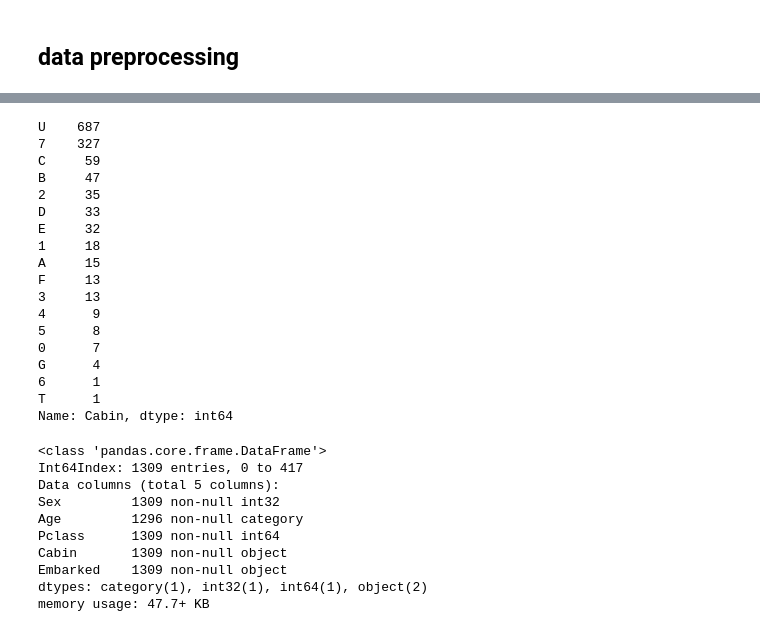
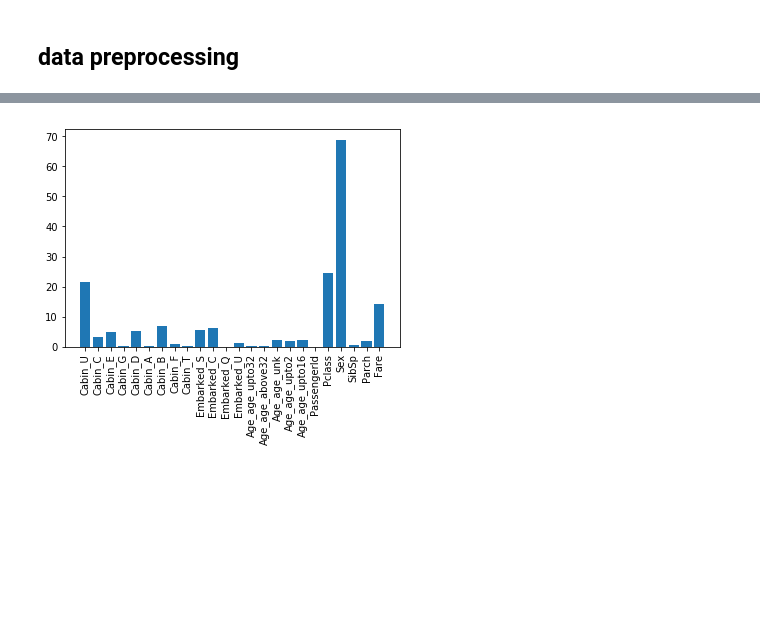
Before and after one commit to t1slowik/kaggle-titanic, a Jupyter notebook: titanic.ipynb, the cells around one changed output, grey strips where cells are left out. Cells and saved outputs as stored; diff of their text form; code cells hidden in the pictures; blank space fills up the shorter version.

```diff
--- a/titanic.ipynb
+++ b/titanic.ipynb
@@ -69,8 +80,8 @@ def preprocess_data(source_df):
     df=source_df.copy()
     # Age to bins, NaN to separate bin
     df.Age.fillna(-1, inplace=True)
-    age_bins=(-10,0,1,2,4,8,16,32,64,500)
-    age_labels=('age_unk','age_upto1','age_upto2','age_upto4','age_upto8','age_upto16','age_upto32','age_upto64','age_above64')
+    age_bins=(-10,0,2,16,32,500)
+    age_labels=('age_unk','age_upto2', 'age_upto16','age_upto32','age_above32')
     df.Age=pd.cut(df.Age, age_bins, labels=age_labels)
     #cabin - keep first letter
     df.Cabin.fillna('Unknown', inplace=True)
@@ -140,23 +106,21 @@ dtype: int64
 # %%
 def encode(df1, df2):
-    '''df1, df2 - train and test datasets'''
-    cat_features =['Sex','Pclass','Cabin','Embarked','Age']
-    onehot_features=['Cabin','Embarked']
+    '''df1, df2 - train and test dataframes
+    return - modified df1, df2'''
 
-    features=onehot_features+cat_features
-    df_combined = pd.concat([df1[features],df2[features]])
-    #oh_encoder = preprocessing.OneHotEncoder()
+    cat_features =['Sex','Pclass'] # features for categorization
+    onehot_features=['Cabin','Embarked','Age'] # features for onehot encoding
+
+    # for each feature, use LabelEncoder on both dataframes
     for f in cat_features:
-        print(f)
         l_encoder = preprocessing.LabelEncoder()
-        l_encoder.fit(df_combined[f])
+        l_encoder.fit(df1[f])
         df1[f]=l_encoder.transform(df1[f])
         df2[f]=l_encoder.transform(df2[f])
 
-    dummies1 = pd.get_dummies(df1,columns=onehot_features)
-    dummies2 = pd.get_dummies(df2,columns=onehot_features)
-
+    # use OneHotEncoder on both dataframes
+    oh_encoder = ce.OneHotEncoder(handle_unknown='ignore', cols=onehot_features,use_cat_names=True)
+    df1=oh_encoder.fit_transform(df1)
+    df2=oh_encoder.transform(df2)
 
     return df1,df2
-# %%
-df_test, df_train = encode(df_test, df_train)
@@ -183,21 +126,0 @@ df_combined.head()
-# %%
-df_combined.Cabin.value_counts()
-# %% [output]
-U    687
-7    327
-C     59
-B     47
-2     35
-D     33
-E     32
-1     18
-A     15
-F     13
-3     13
-4      9
-5      8
-0      7
-G      4
-6      1
-T      1
-Name: Cabin, dtype: int64
@@ -209,13 +127,18 @@ l_encoder.fit(df_combined['Age'])
-# %%
-df_combined.info()
-# %% [output]
-<class 'pandas.core.frame.DataFrame'>
-Int64Index: 1309 entries, 0 to 417
-Data columns (total 5 columns):
-Sex         1309 non-null int32
-Age         1296 non-null category
-Pclass      1309 non-null int64
-Cabin       1309 non-null object
-Embarked    1309 non-null object
-dtypes: category(1), int32(1), int64(1), object(2)
-memory usage: 47.7+ KB
+# %%
+df_train, df_test = encode(df_train, df_test)
+# %%
+# Perform feature selection
+predictors=df_train.columns.tolist()
+selector = SelectKBest(f_classif, k=10)
+X_train_pruned=selector.fit_transform(df_train, df_y)
+X_test_pruned=selector.transform(df_test)
+
+# Get the raw p-values for each feature, and transform from p-values into scores
+scores = -np.log10(selector.pvalues_)
+
+# Plot the scores.  See how "Pclass", "Sex", "Title", and "Fare" are the best?
+plt.bar(range(len(predictors)), scores)
+plt.xticks(range(len(predictors)), predictors, rotation='vertical')
+plt.show()
+# %% [output]
+[figure, added]
```
Also changed, not shown: parts of 25 cells of this notebook.
